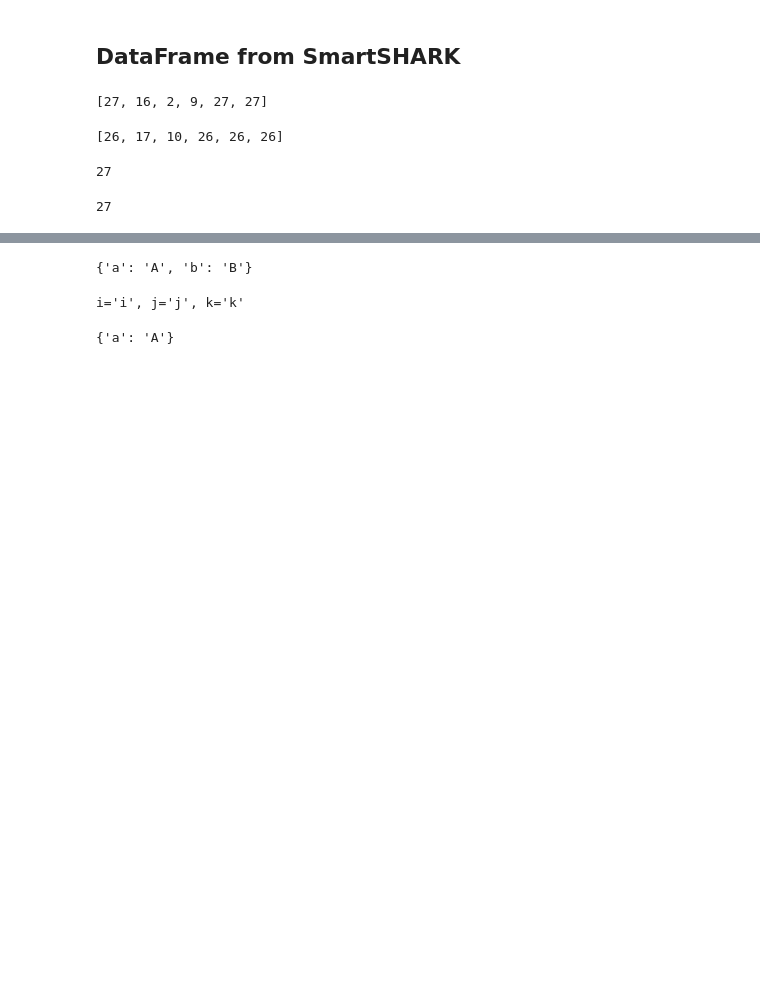
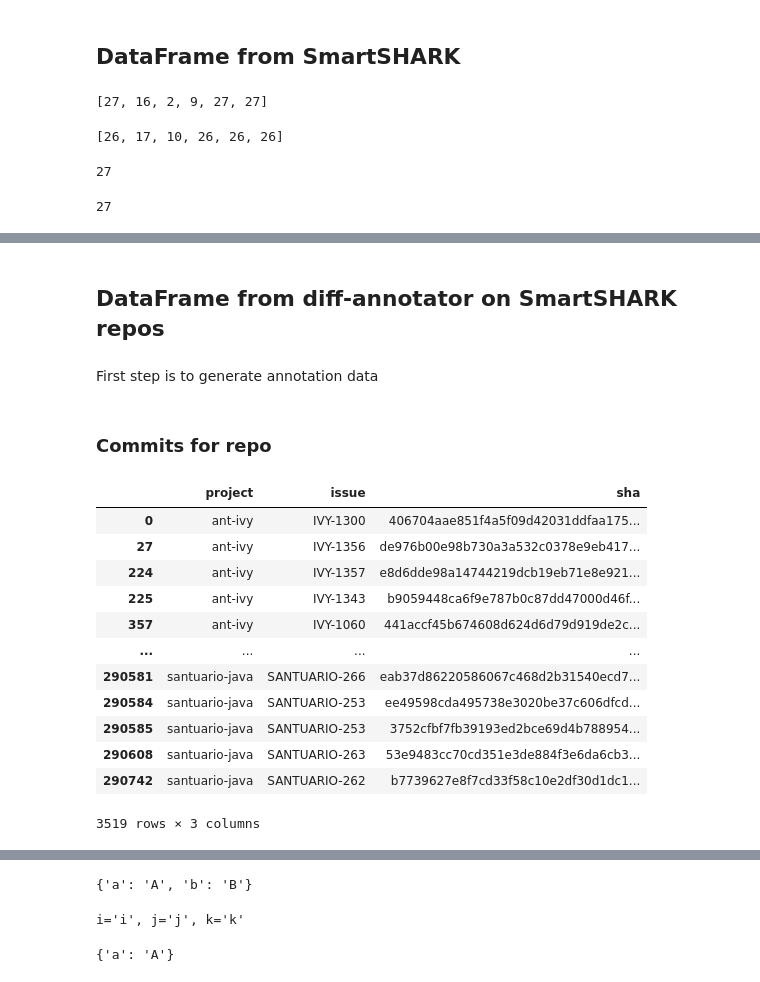
Before and after one commit to ncusi/PatchScope, a Jupyter notebook: notebooks/experiments/01-compare_annotations.ipynb, the cells around one changed output, grey strips where cells are left out. Cells and saved outputs as stored; diff of their text form; code cells hidden in the pictures; blank space fills up the shorter version.

```diff
--- a/notebooks/experiments/01-compare_annotations.ipynb
+++ b/notebooks/experiments/01-compare_annotations.ipynb
@@ -3548,0 +3764,23 @@ extract_smartshark_records(smartshark_data[:2])[-2:]
+# %% [markdown]
+## DataFrame from diff-annotator on SmartSHARK repos
+# %% [markdown]
+First step is to generate annotation data
+# %% [markdown]
+### Commits for repo
+# %%
+smartshark_commits_df = smartshark_df[['project', 'issue', 'sha']].drop_duplicates()
+smartshark_commits_df
+# %% [output]
+|  | project | issue | sha |
+| 0 | ant-ivy | IVY-1300 | 406704aae851f4a5f09d42031ddfaa175... |
+| 27 | ant-ivy | IVY-1356 | de976b00e98b730a3a532c0378e9eb417... |
+| 224 | ant-ivy | IVY-1357 | e8d6dde98a14744219dcb19eb71e8e921... |
+| 225 | ant-ivy | IVY-1343 | b9059448ca6f9e787b0c87dd47000d46f... |
+| 357 | ant-ivy | IVY-1060 | 441accf45b674608d624d6d79d919de2c... |
+| ... | ... | ... | ... |
+| 290581 | santuario-java | SANTUARIO-266 | eab37d86220586067c468d2b31540ecd7... |
+| 290584 | santuario-java | SANTUARIO-253 | ee49598cda495738e3020be37c606dfcd... |
+| 290585 | santuario-java | SANTUARIO-253 | 3752cfbf7fb39193ed2bce69d4b788954... |
+| 290608 | santuario-java | SANTUARIO-263 | 53e9483cc70cd351e3de884f3e6da6cb3... |
+| 290742 | santuario-java | SANTUARIO-262 | b7739627e8f7cd33f58c10e2df30d1dc1... |
+3519 rows × 3 columns
```
Also changed, not shown: parts of 38 cells of this notebook.
